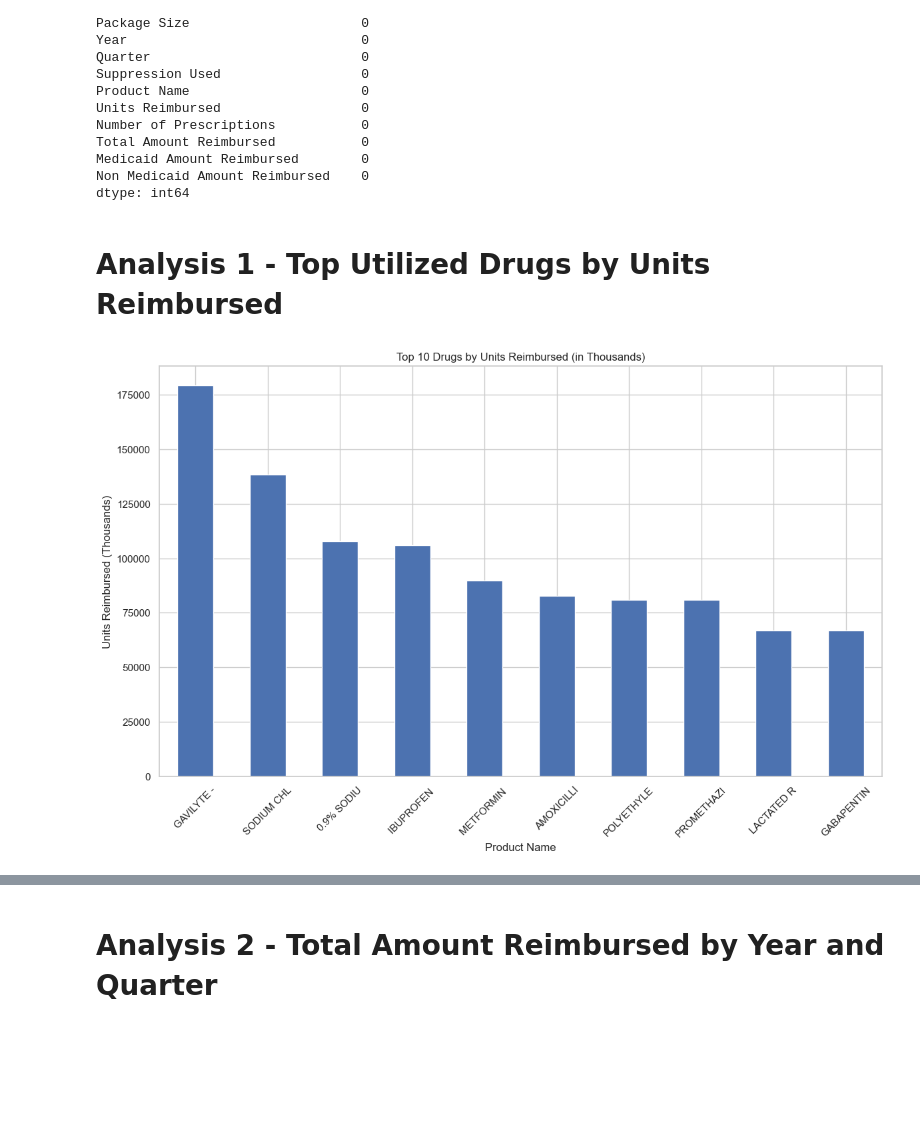
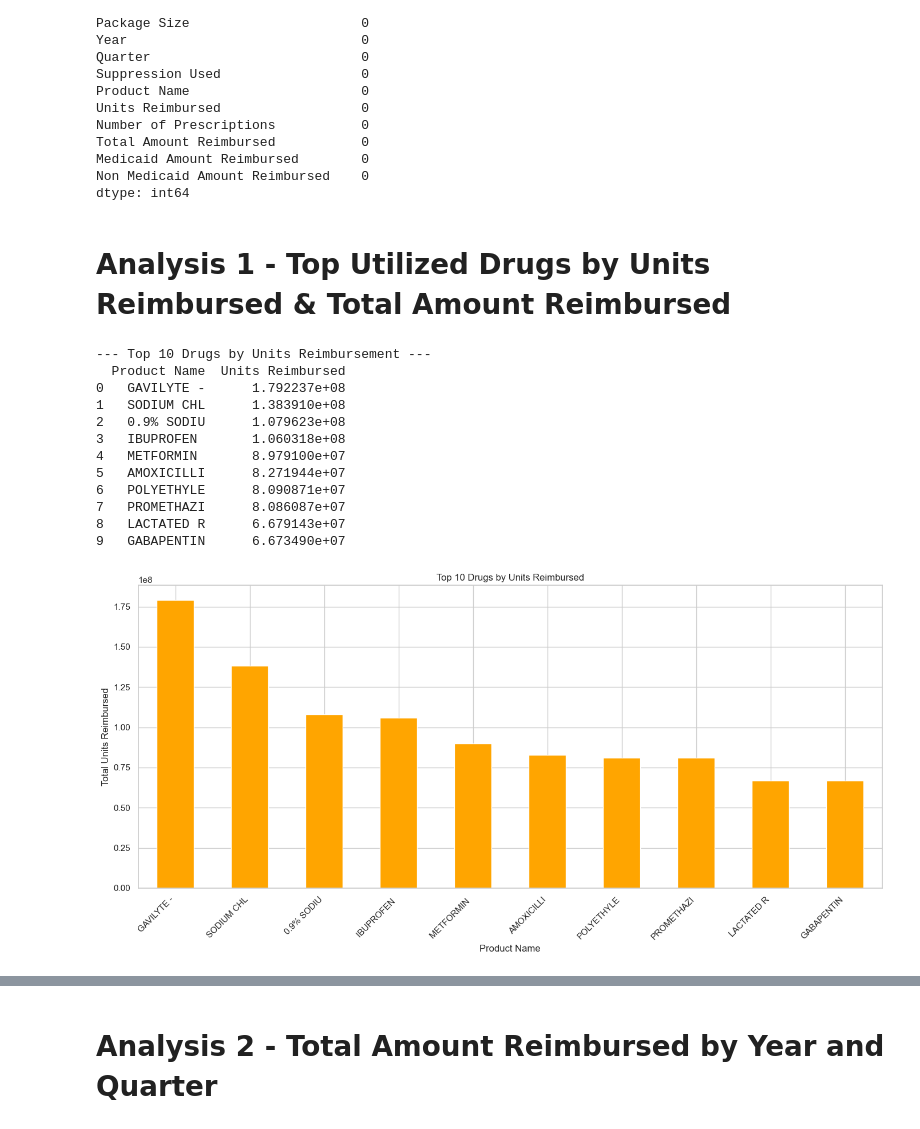
Before and after one commit to thaychansy/medicaid_drug_ultilization_analysis, a Jupyter notebook: medicaid_drug_utilization_analysis.ipynb, the cells around one changed output, grey strips where cells are left out. Drawn from its saved outputs; the diff is of its cells as text; code cells hidden in the pictures; blank space fills up the shorter version.

Commit message:
Update Notebook File and Images

```diff
--- a/medicaid_drug_utilization_analysis.ipynb
+++ b/medicaid_drug_utilization_analysis.ipynb
@@ -68,7 +68,7 @@ warnings.filterwarnings('ignore')
 # Configure visualization settings
 sns.set(style="whitegrid")
 plt.rcParams['figure.figsize'] = (14, 8)
-plt.rcParams['axes.formatter.useoffset'] = False  # Disable scientific notation
+#plt.rcParams['axes.formatter.useoffset'] = False  # Disable scientific notation
 # %%
 # Load the dataset (replace 'file_path' with the actual path)
 file_path = 'data/drug_utilization_data.csv'  # Replace with actual file path if needed
@@ -136,23 +136,47 @@ Medicaid Amount Reimbursed        0
 Non Medicaid Amount Reimbursed    0
 dtype: int64
 # %% [markdown]
-# Analysis 1 - Top Utilized Drugs by Units Reimbursed
+# Analysis 1 - Top Utilized Drugs by Units Reimbursed & Total Amount Reimbursed
 # %%
 # Analysis 1 - Top Utilized Drugs by Units Reimbursed
-# Group by Product Name and sum the units reimbursed
-top_drugs_by_units = df.groupby('Product Name')['Units Reimbursed'].sum().sort_values(ascending=False).head(10) / 1000  # Scale to thousands
 
-# Plot top drugs by units reimbursed
-plt.figure()
-top_drugs_by_units.plot(kind='bar')
-plt.title('Top 10 Drugs by Units Reimbursed (in Thousands)')
-plt.xlabel('Product Name')
-plt.ylabel('Units Reimbursed (Thousands)')
-plt.xticks(rotation=45)
+# Generate top drugs by units reimbursed
+if 'Product Name' in df.columns and 'Units Reimbursed' in df.columns:
+    summary_table_units = (df.groupby('Product Name')
+                        .agg({'Units Reimbursed': 'sum'})
+                        .sort_values(by='Units Reimbursed', ascending=False)
+                        .head(10))
 
-# Saving a plot to the images folder
-plt.savefig('images/top_10_drugs_by_unit.png')
+    # Display the top 10 DataFrame with specific columns
+    top_10_units_df = summary_table_units.reset_index()[['Product Name', 'Units Reimbursed']]
+    print("\n--- Top 10 Drugs by Units Reimbursement ---")
+    print(top_10_units_df)
 
-plt.show()
+    # Plot top drugs by units reimbursed
+    plt.figure(figsize=(14, 7))
+    top_10_units_df.set_index('Product Name')['Units Reimbursed'].plot(kind='bar', color='orange')
+    plt.title('Top 10 Drugs by Units Reimbursed')
+    plt.xlabel('Product Name')
+    plt.ylabel('Total Units Reimbursed')
+    plt.xticks(rotation=45, ha='right')
+    plt.tight_layout()
+
+    # Saving a plot to the images folder
+    plt.savefig('images/top_10_drugs_by_unit.png')
+    plt.show()
+else:
+    print("Required columns for generating summary table are missing.")
 # %% [output]
+--- Top 10 Drugs by Units Reimbursement ---
+  Product Name  Units Reimbursed
+0   GAVILYTE -      1.792237e+08
+1   SODIUM CHL      1.383910e+08
+2   0.9% SODIU      1.079623e+08
+3   IBUPROFEN       1.060318e+08
+4   METFORMIN       8.979100e+07
+5   AMOXICILLI      8.271944e+07
+6   POLYETHYLE      8.090871e+07
+7   PROMETHAZI      8.086087e+07
+8   LACTATED R      6.679143e+07
+9   GABAPENTIN      6.673490e+07
-[figure, old version]
+[figure, new version]
```
Also changed, not shown: parts of 3 cells of this notebook, 4 other files.
